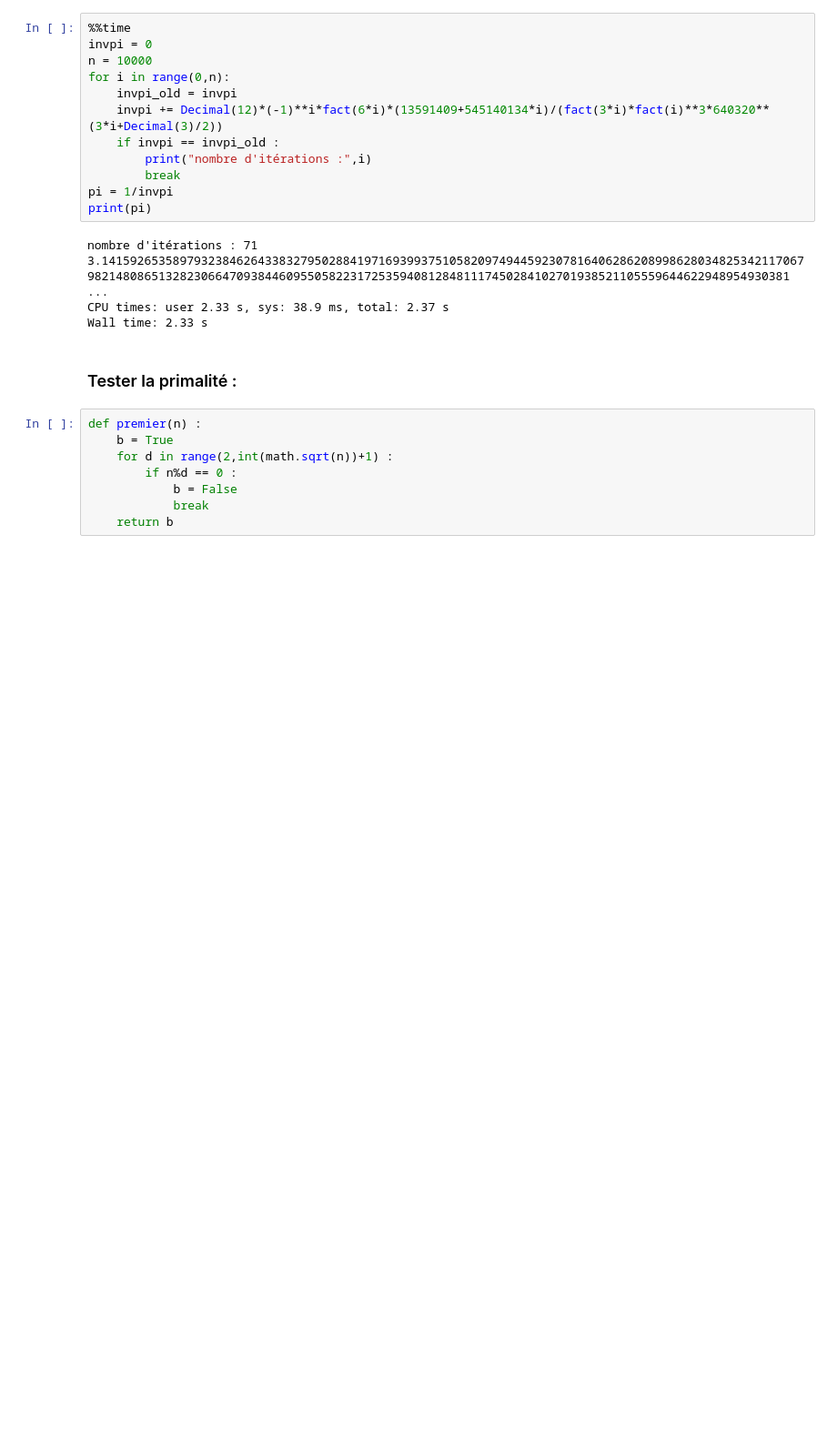
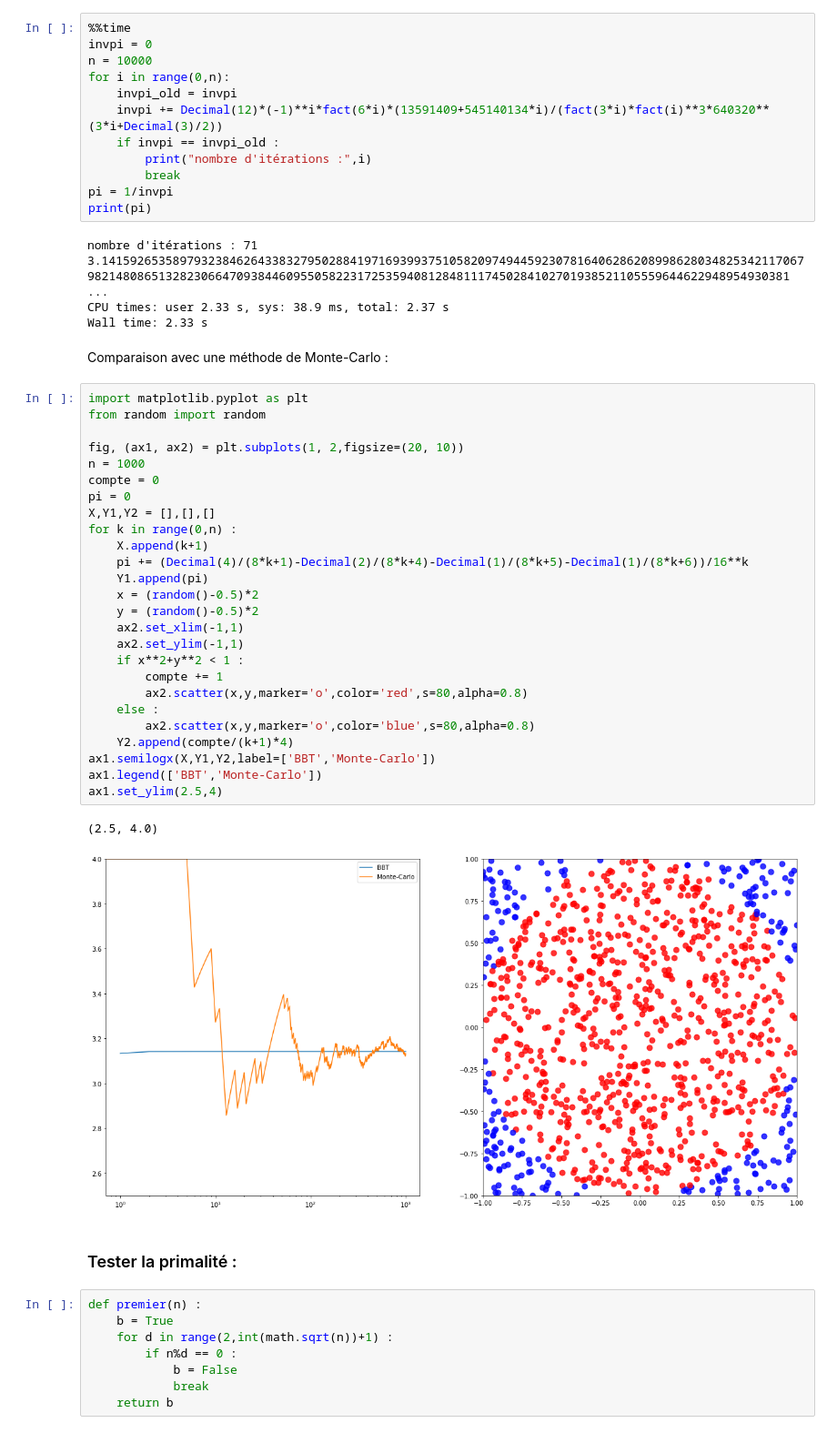
Before and after one commit to Cordier-Info/exemples, a Jupyter notebook: Google_problem.ipynb, the cells around one changed output. Shown: that part at 91% size. Cells and saved outputs as stored; diff of their text form; blank space fills up the shorter version.

```diff
--- a/Google_problem.ipynb
+++ b/Google_problem.ipynb
@@ -103,6 +107,37 @@ nombre d'itérations : 71
 3.141592653589793238462643383279502884197169399375105820974944592307816406286208998628034825342117067982148086513282306647093844609550582231725359408128481117450284102701938521105559644622948954930381 ...
 CPU times: user 2.33 s, sys: 38.9 ms, total: 2.37 s
 Wall time: 2.33 s
+# %% [markdown]
+Comparaison avec une méthode de Monte-Carlo :
+# %%
+import matplotlib.pyplot as plt
+from random import random
+
+fig, (ax1, ax2) = plt.subplots(1, 2,figsize=(20, 10))
+n = 1000
+compte = 0
+pi = 0
+X,Y1,Y2 = [],[],[]
+for k in range(0,n) :
+    X.append(k+1)
+    pi += (Decimal(4)/(8*k+1)-Decimal(2)/(8*k+4)-Decimal(1)/(8*k+5)-Decimal(1)/(8*k+6))/16**k
+    Y1.append(pi)
+    x = (random()-0.5)*2
+    y = (random()-0.5)*2
+    ax2.set_xlim(-1,1)
+    ax2.set_ylim(-1,1)
+    if x**2+y**2 < 1 :
+        compte += 1
+        ax2.scatter(x,y,marker='o',color='red',s=80,alpha=0.8)
+    else :
+        ax2.scatter(x,y,marker='o',color='blue',s=80,alpha=0.8)
+    Y2.append(compte/(k+1)*4)
+ax1.semilogx(X,Y1,Y2,label=['BBT','Monte-Carlo'])
+ax1.legend(['BBT','Monte-Carlo'])
+ax1.set_ylim(2.5,4)
+# %% [output]
+(2.5, 4.0)
+[figure, added]
 # %% [markdown]
 ### Tester la primalité :
 # %%
```
Also changed, not shown: parts of 2 cells of this notebook.
